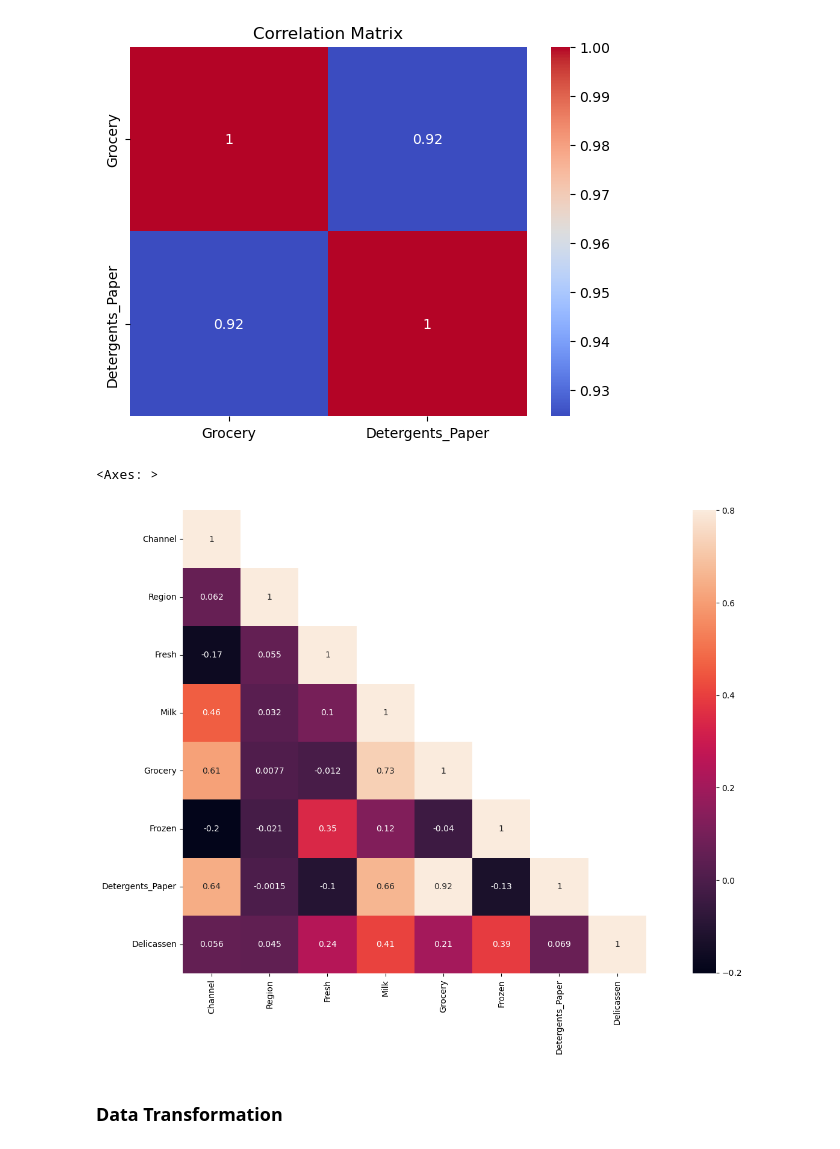
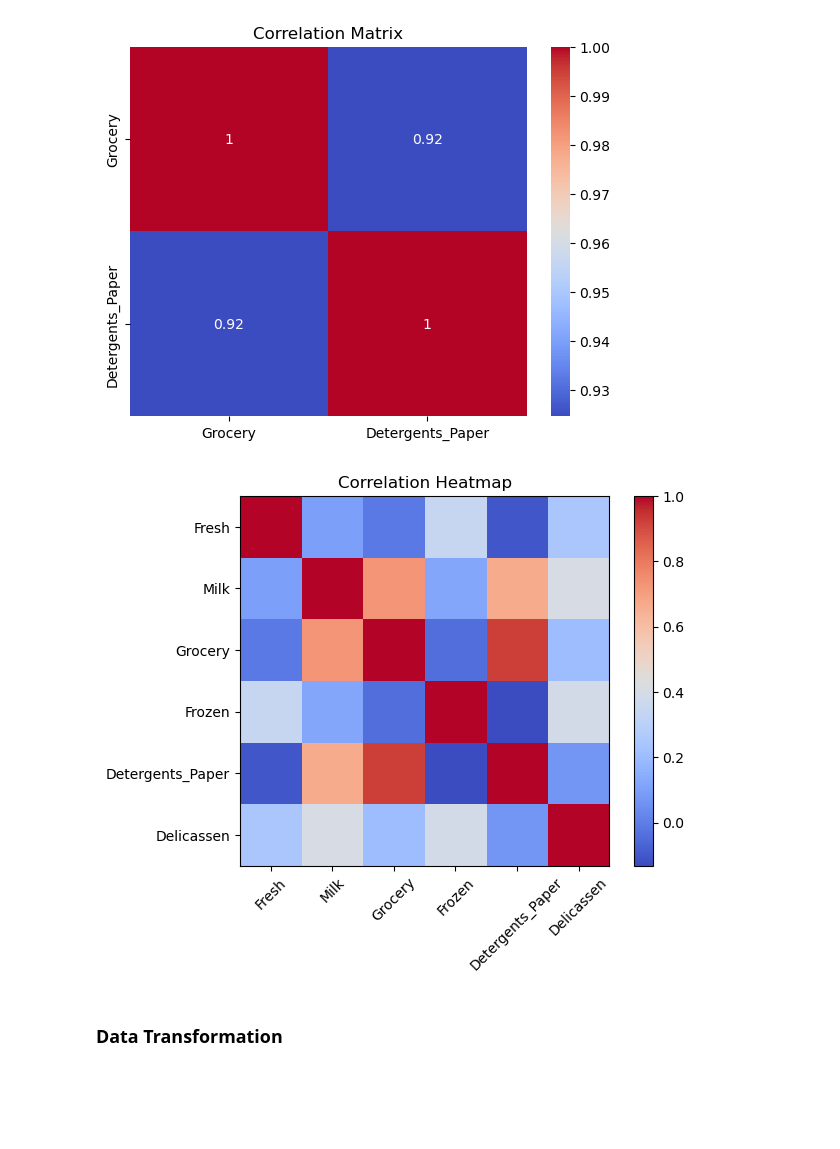
Before and after one commit to chloephuong/LHL-Unsupervised-Learning-Project, a Jupyter notebook: Unsupervised Learning - Project.ipynb, the cells around one changed output. Cells and saved outputs as stored; diff of their text form; code cells hidden in the pictures; blank space fills up the shorter version.

```diff
--- a/Unsupervised Learning - Project.ipynb
+++ b/Unsupervised Learning - Project.ipynb
@@ -186,17 +184,17 @@ plt.title('Correlation Matrix')
 plt.show()
 # %% [output]
 [figure]
-# %%
-# Heatmap: Explore the correlation between multiple variables using a heatmap.
-corrMatt = df.corr()
-mask = np.array(corrMatt)
-mask[np.tril_indices_from(mask)] = False
-fig,ax= plt.subplots()
-fig.set_size_inches(20,10)
-sns.heatmap(corrMatt, mask=mask,vmax=.8, square=True,annot=True)
-# %% [output]
-<Axes: >
-[figure, removed]
+# %%
+# Heatmap: Explore the correlation between multiple variables using a heatmap.
+corr_matrix = df[['Fresh', 'Milk', 'Grocery', 'Frozen', 'Detergents_Paper', 'Delicassen']].corr()
+plt.imshow(corr_matrix, cmap='coolwarm', interpolation='nearest')
+plt.colorbar()
+plt.xticks(range(len(corr_matrix.columns)), corr_matrix.columns, rotation=45)
+plt.yticks(range(len(corr_matrix.columns)), corr_matrix.columns)
+plt.title('Correlation Heatmap')
+plt.show()
+# %% [output]
+[figure, added]
 # %% [markdown]
 ### Data Transformation
 # %%
```
Also changed, not shown: parts of 3 cells of this notebook.
